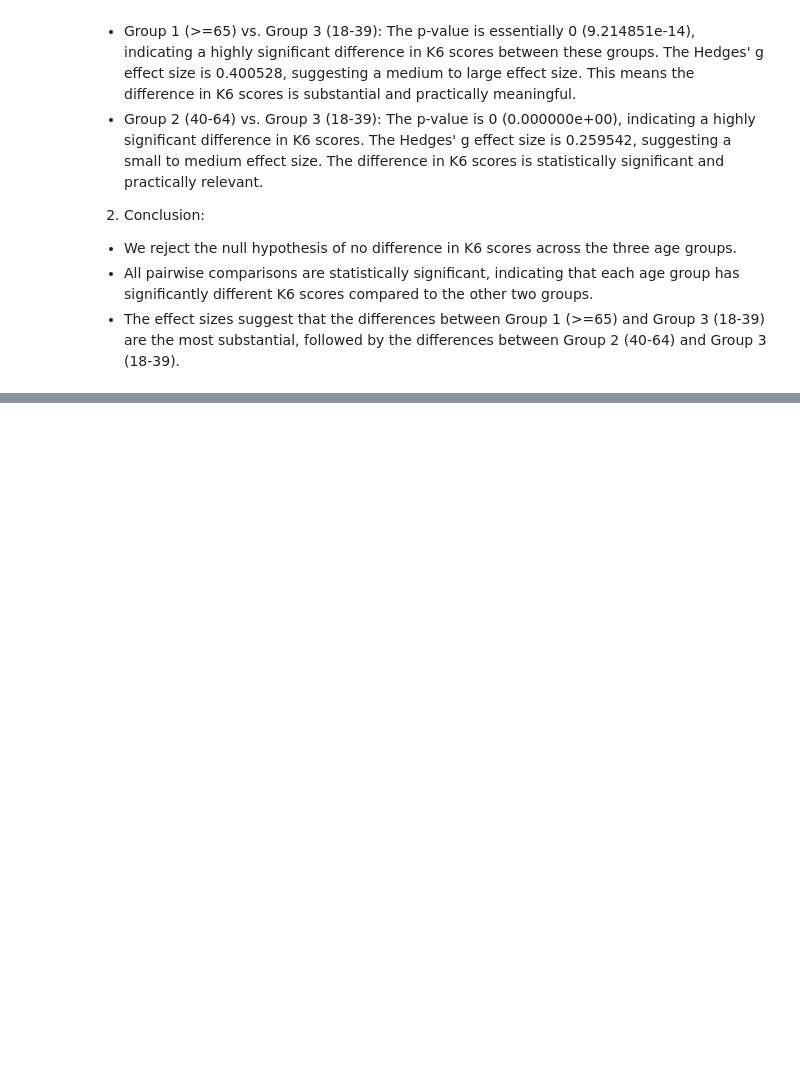
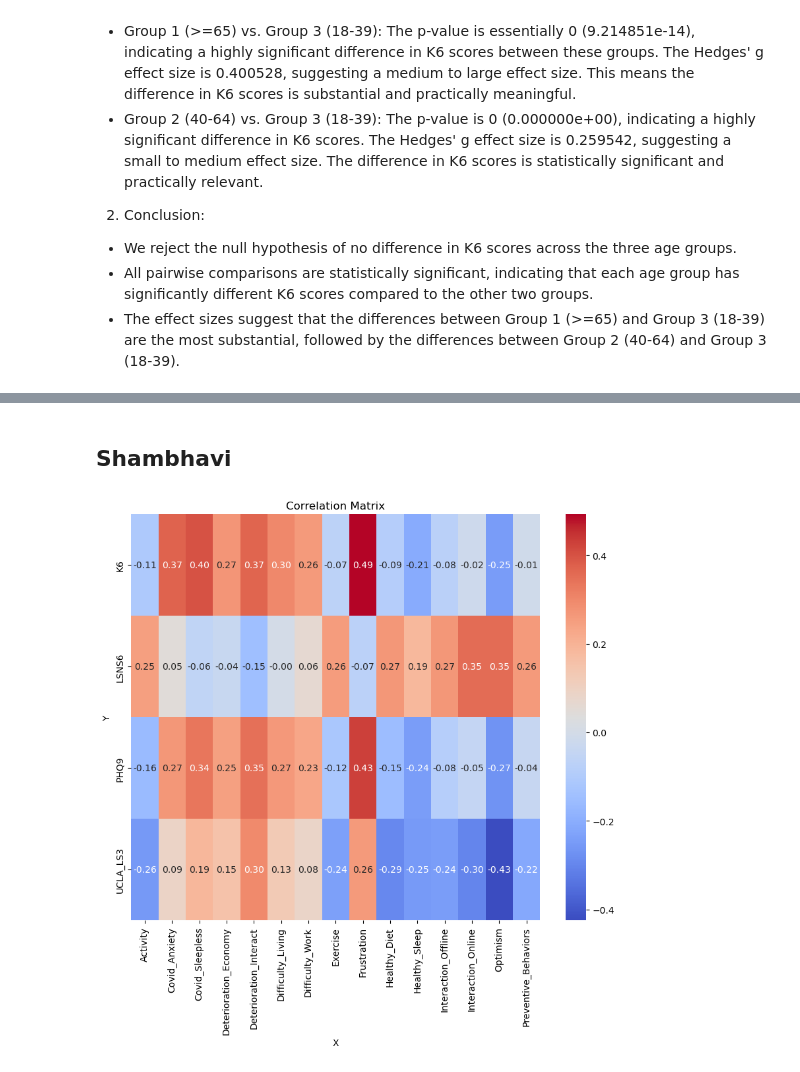
Before and after one commit to Shambhaviiiit/covid-psychological-impact-analysis, a Jupyter notebook: BRSM-Project.ipynb, the cells around one changed output, grey strips where cells are left out. Drawn from its saved outputs; the diff is of its cells as text; code cells hidden in the pictures; blank space fills up the shorter version.

```diff
--- a/BRSM-Project.ipynb
+++ b/BRSM-Project.ipynb
@@ -306,0 +548,31 @@ There are no statistically significant differences in K6 scores across different
+# %%
+independent_vars = ["Age_Group", "Residence", "Sex", "Job_Group", "Health_Worker_Self", "Health_Worker_Family", "Married", "Income", "Current_Physical", "Past_Physical", "Current_Mental", "Past_Mental"]
+dependent_vars = "K6"
+# %%
+for independent_var in independent_vars:
+    # print(f"Independent Variable: {independent_var}")
+
+    # sb.boxplot(x=independent_var, y=dependent_vars, data=df_dataset)
+    # plt.title(f'{dependent_vars} Score Distribution for Different {independent_var}')
+    # plt.xlabel(independent_var)
+    # plt.ylabel(f'{dependent_vars} score')
+    # plt.show()
+
+    # make contentingency table for K6 divided into 3 groups <=4, 5-12, >=13
+    df_dataset['K6_Group'] = pd.cut(df_dataset[dependent_vars], bins=[0, 4, 12, 24], labels=['Low', 'Medium', 'High'])
+
+    # contingency table
+    contingency_table = pd.crosstab(df_dataset[independent_var], df_dataset['K6_Group'])
+    print(contingency_table)
+    # chi-square test
+    chi2, p, dof, expected = stats.chi2_contingency(contingency_table)
+    print("Chi-square test statistic:", chi2)
+    print("p-value:", p)
+    print("==============================")
+    # break
+    # # post-hoc analysis
+    # if p < 0.05:
+    #     from statsmodels.stats.multicomp import pairwise_tukeyhsd
+
+    #     posthoc_tukey = pairwise_tukeyhsd(df_dataset['K6_Group'], df_dataset[independent_var])
+    #     print(posthoc_tukey)
@@ -306,0 +809,2 @@ There are no statistically significant differences in K6 scores across different
+# %% [markdown]
+## Shambhavi
@@ -306,0 +847,12 @@ There are no statistically significant differences in K6 scores across different
+# %%
+corr_df = pd.DataFrame(correlation_coefficients, columns=['X', 'Y', 'Correlation'])
+p_df = pd.DataFrame(p_values, columns=['X', 'Y', 'P-Value'])
+correlation_table = corr_df.pivot(index='Y', columns='X', values='Correlation')
+p_table = p_df.pivot(index='Y', columns='X', values='P-Value')
+# print(correlation_table)
+plt.figure(figsize=(10, 8))
+sb.heatmap(correlation_table, annot=True, cmap="coolwarm", fmt=".2f")
+plt.title("Correlation Matrix")
+plt.show()
+# %% [output]
+[figure, added]
```
Also changed, not shown: parts of 49 cells of this notebook, 3 other files.
